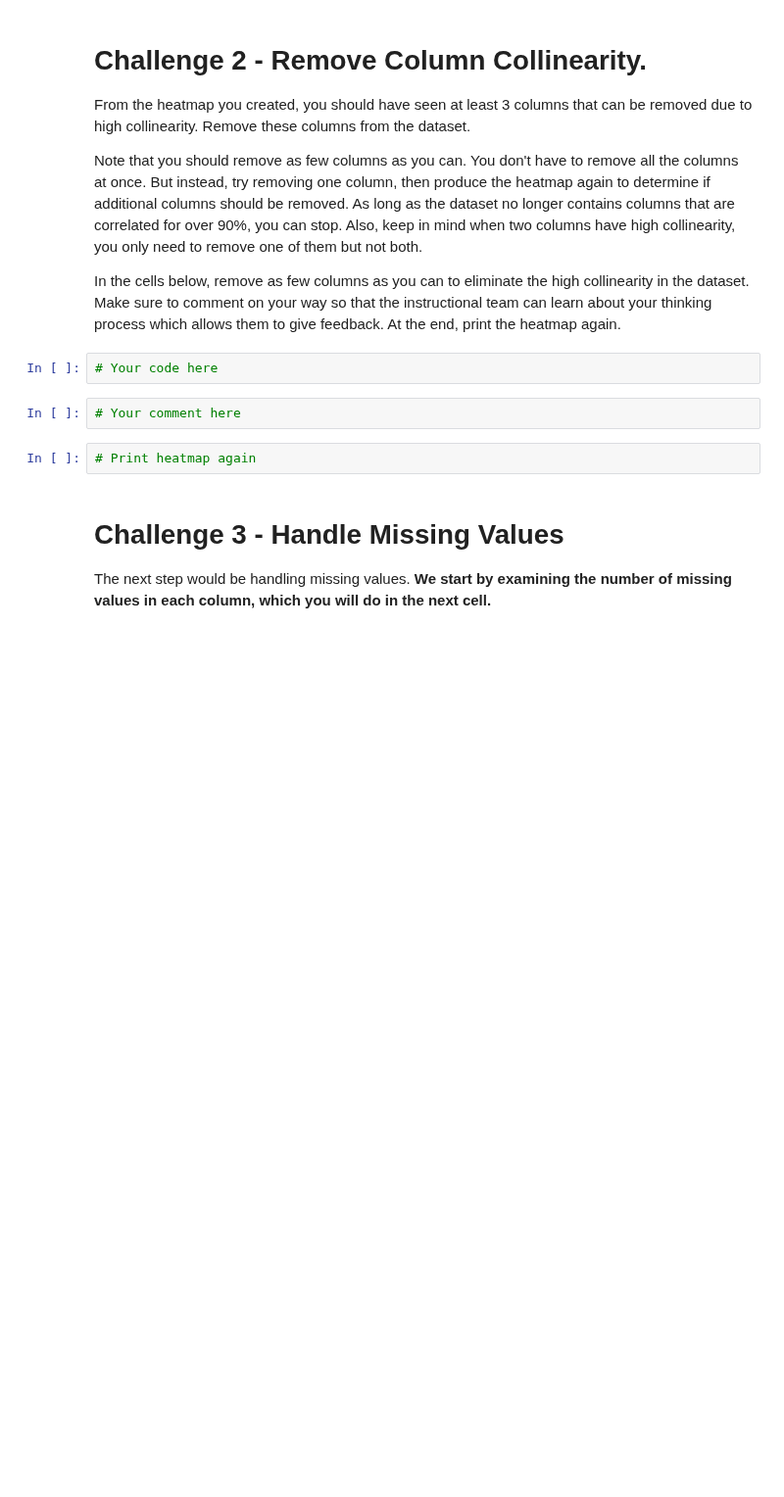
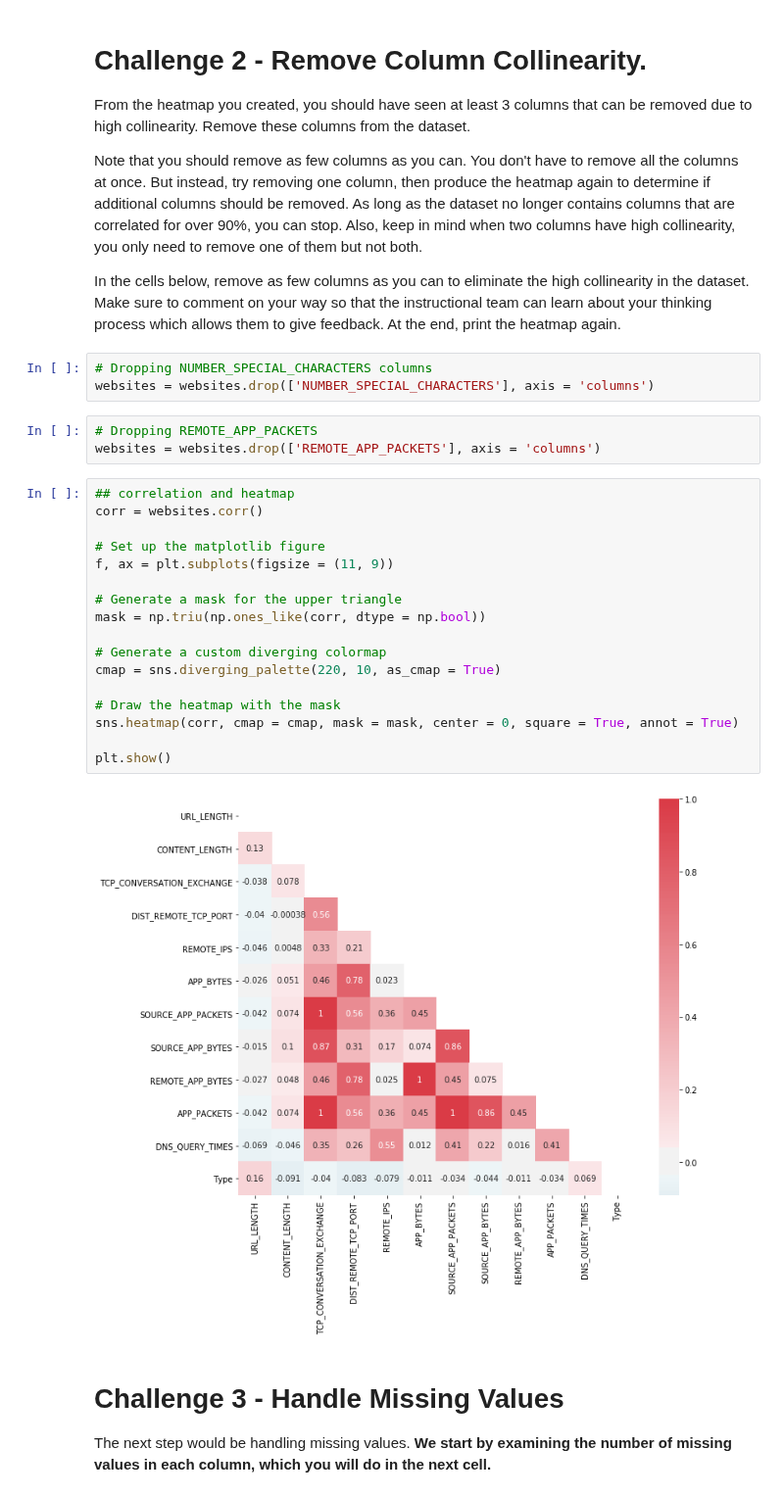
Before and after one commit to ta-data-lis/lab-supervised-learning, a Jupyter notebook: your-code/main.ipynb, the cells around one changed output. Shown at 98% size. Drawn from its saved outputs; the diff is of its cells as text; blank space fills up the shorter version.

```diff
--- a/your-code/main.ipynb
+++ b/your-code/main.ipynb
@@ -102,12 +137,31 @@ From the heatmap you created, you should have seen at least 3 columns that can b
 Note that you should remove as few columns as you can. You don't have to remove all the columns at once. But instead, try removing one column, then produce the heatmap again to determine if additional columns should be removed. As long as the dataset no longer contains columns that are correlated for over 90%, you can stop. Also, keep in mind when two columns have high collinearity, you only need to remove one of them but not both.
 
 In the cells below, remove as few columns as you can to eliminate the high collinearity in the dataset. Make sure to comment on your way so that the instructional team can learn about your thinking process which allows them to give feedback. At the end, print the heatmap again.
-# %%
-# Your code here
-# %%
-# Your comment here
-# %%
-# Print heatmap again
+# %%
+# Dropping NUMBER_SPECIAL_CHARACTERS columns
+websites = websites.drop(['NUMBER_SPECIAL_CHARACTERS'], axis = 'columns')
+# %%
+# Dropping REMOTE_APP_PACKETS
+websites = websites.drop(['REMOTE_APP_PACKETS'], axis = 'columns')
+# %%
+## correlation and heatmap
+corr = websites.corr()
+
+# Set up the matplotlib figure
+f, ax = plt.subplots(figsize = (11, 9))
+
+# Generate a mask for the upper triangle
+mask = np.triu(np.ones_like(corr, dtype = np.bool))
+
+# Generate a custom diverging colormap
+cmap = sns.diverging_palette(220, 10, as_cmap = True)
+
+# Draw the heatmap with the mask
+sns.heatmap(corr, cmap = cmap, mask = mask, center = 0, square = True, annot = True)
+
+plt.show()
+# %% [output]
+[figure, added]
 # %% [markdown]
 # Challenge 3 - Handle Missing Values
 
```
Also changed, not shown: parts of 58 cells of this notebook.
